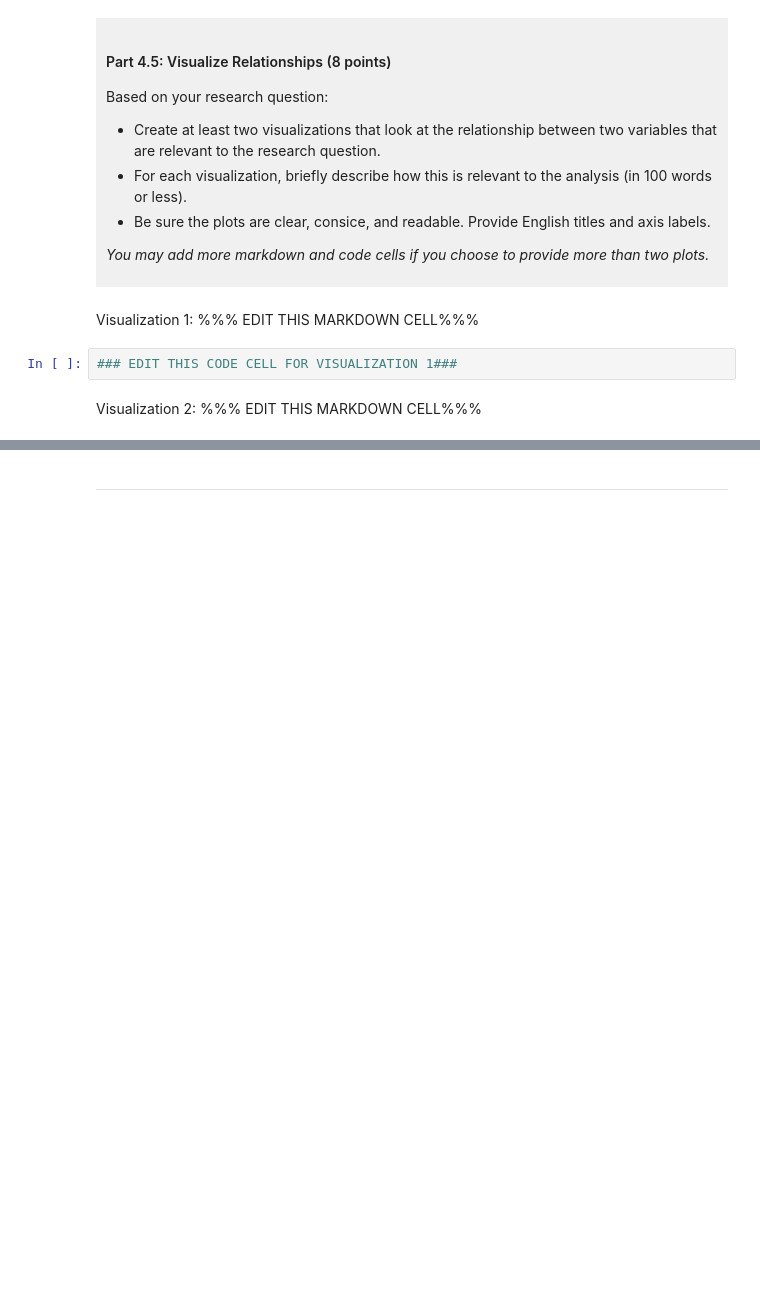
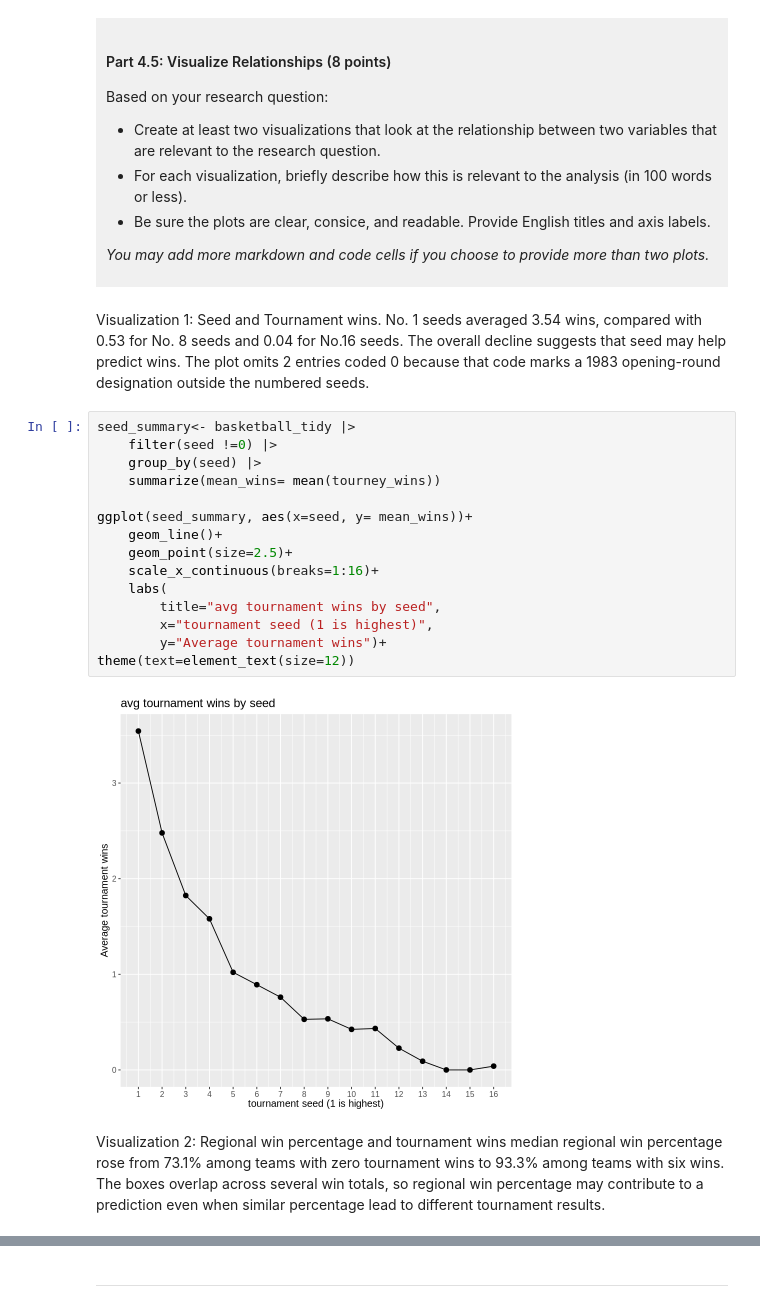
Before and after one commit to chanchancatherine9-web/dsci-100-project-catherine-aung, a Jupyter notebook: dsci-100-project-notebook.ipynb, the cells around one changed output, grey strips where cells are left out. Cells and saved outputs as stored; diff of their text form; blank space fills up the shorter version.

```diff
--- a/dsci-100-project-notebook.ipynb
+++ b/dsci-100-project-notebook.ipynb
@@ -309,9 +380,26 @@ Based on your research question:
 *You may add more markdown and code cells if you choose to provide more than two plots.*
 </div>
 # %% [markdown]
-Visualization 1: %%% EDIT THIS MARKDOWN CELL%%%
+Visualization 1: Seed and Tournament wins.
+No. 1 seeds averaged 3.54 wins, compared with 0.53 for No. 8 seeds and 0.04 for No.16 seeds. The overall decline suggests that seed may help predict wins. The plot omits 2 entries coded 0 because that code marks a 1983 opening-round designation outside the numbered seeds.
 # %%
-### EDIT THIS CODE CELL FOR VISUALIZATION 1###
+seed_summary<- basketball_tidy |>
+    filter(seed !=0) |>
+    group_by(seed) |>
+    summarize(mean_wins= mean(tourney_wins))
+
+ggplot(seed_summary, aes(x=seed, y= mean_wins))+
+    geom_line()+
+    geom_point(size=2.5)+
+    scale_x_continuous(breaks=1:16)+
+    labs(
+        title="avg tournament wins by seed",
+        x="tournament seed (1 is highest)",
+        y="Average tournament wins")+
+theme(text=element_text(size=12))
+# %% [output]
+[figure, added]
 # %% [markdown]
-Visualization 2: %%% EDIT THIS MARKDOWN CELL%%%
+Visualization 2: Regional win percentage and tournament wins
+median regional win percentage rose from 73.1% among teams with zero tournament wins to 93.3% among teams with six wins. The boxes overlap across several win totals, so regional win percentage may contribute to a prediction even when similar percentage lead to different tournament results.
 # %%
```
Also changed, not shown: parts of 7 cells of this notebook.
